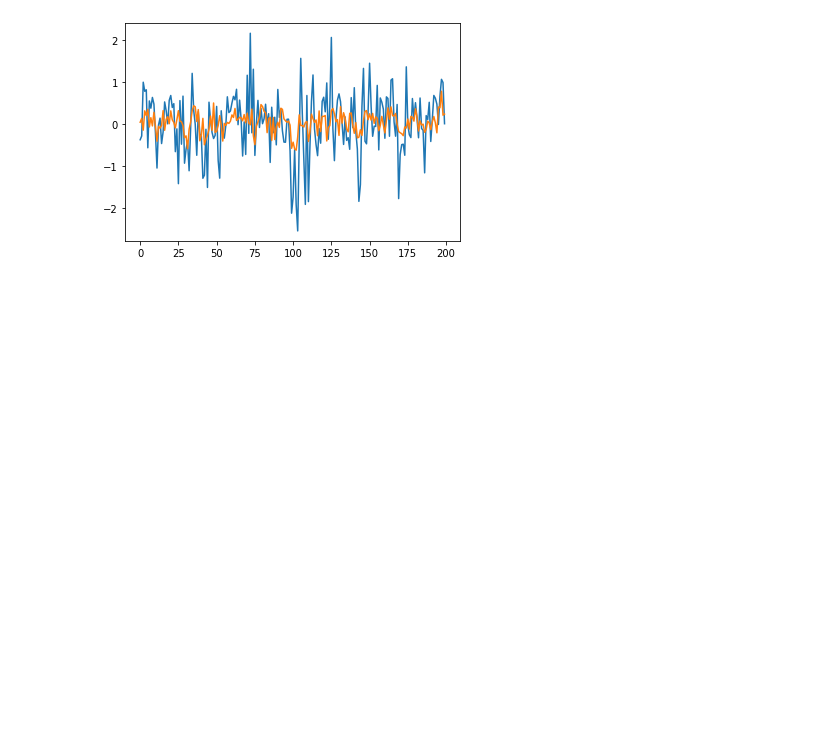
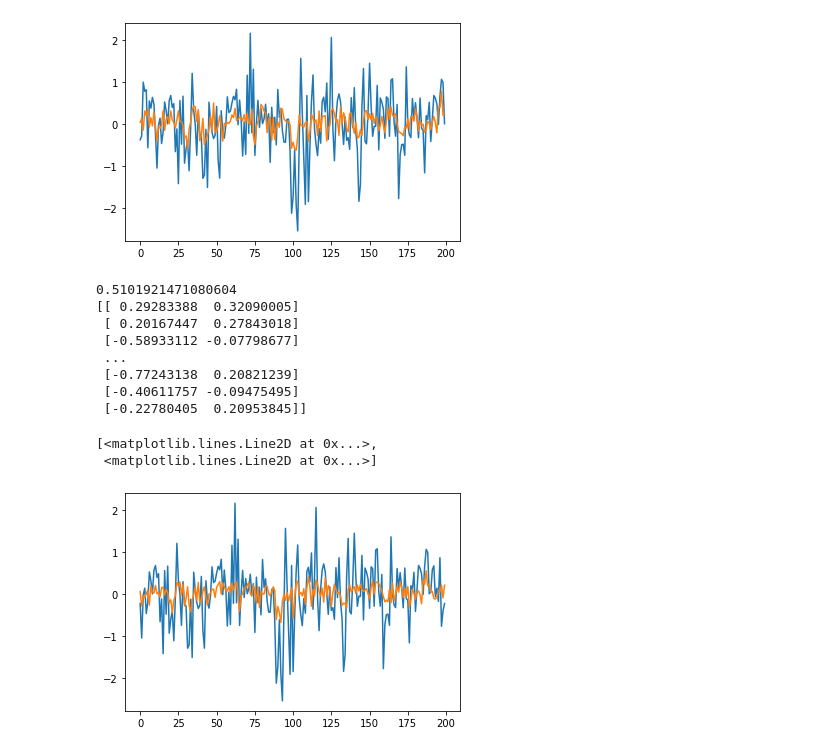
Before and after one commit to news-scrapers/twitter-data-scripts-analysis, a Jupyter notebook: stationality_causality_stocks_tweets/causality_and_classical_models_pe.ipynb, the cells around one changed output. Drawn from its saved outputs; the diff is of its cells as text; code cells hidden in the pictures; blank space fills up the shorter version.

Commit message:
new data

```diff
--- a/stationality_causality_stocks_tweets/causality_and_classical_models_pe.ipynb
+++ b/stationality_causality_stocks_tweets/causality_and_classical_models_pe.ipynb
@@ -263,6 +270,12 @@ dtype: float64
 model = VAR(df)
 results = model.fit(maxlags=15, ic='aic')
 results.summary()
+
+# https://www.machinelearningplus.com/time-series/vector-autoregression-examples-python/
+# Fit the model
+model_no_covid = VAR(df_tota_no_covid[["sentiment_asociacones","sentiment_empresas","peru_change"]])
+results_no_covid = model_no_covid.fit(maxlags=15, ic='aic')
+results_no_covid.summary()
 # %% [output]
   Summary of Regression Results
 ==================================
@@ -418,3 +431,40 @@ plt.plot(M[-200:])
 [<matplotlib.lines.Line2D at 0x...>,
  <matplotlib.lines.Line2D at 0x...>]
 [figure]
+# %%
+
+lag_order = results_no_covid.k_ar
+
+train_x = create_window_data_arrays((df_tota_no_covid.sentiment_asociacones, df_tota_no_covid.sentiment_empresas, df_tota_no_covid.peru_change), lag_order)
+
+results_no_covid.forecast(train_x[0], 1)
+forecasted = np.array([list(results_no_covid.forecast(train_x[i], 1)[0]) for i in range(0,train_x.shape[0])])
+
+
+# while using one ts
+#y_pred = forecasted[:,1:]
+y_pred = forecasted[:,2:]
+y_train = df_tota_no_covid.peru_change.values[lag_order:]
+
+M = np.column_stack((y_train, y_pred))
+
+from sklearn.metrics import classification_report
+from sklearn.metrics import mean_absolute_error
+
+print(mean_absolute_error(y_train, y_pred))
+
+
+print(M)
+plt.plot(M[-200:])
+# %% [output]
+0.5101921471080604
+[[ 0.29283388  0.32090005]
+ [ 0.20167447  0.27843018]
+ [-0.58933112 -0.07798677]
+ ...
+ [-0.77243138  0.20821239]
+ [-0.40611757 -0.09475495]
+ [-0.22780405  0.20953845]]
+[<matplotlib.lines.Line2D at 0x...>,
+ <matplotlib.lines.Line2D at 0x...>]
+[figure, added]
```
Also changed, not shown: parts of 8 cells of this notebook, 21 other files.
